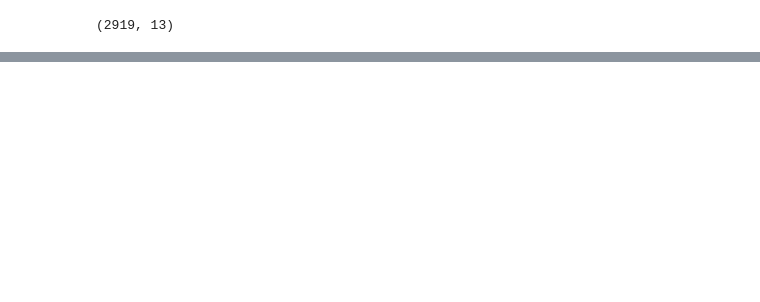
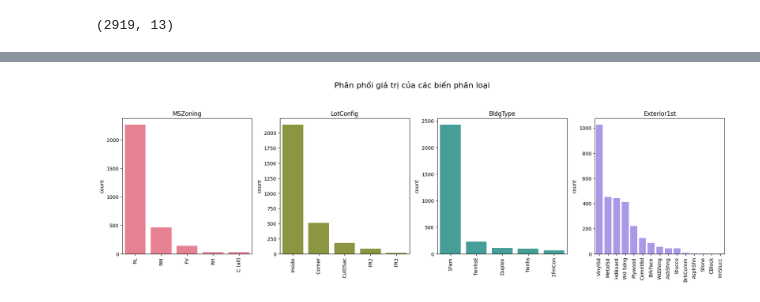
Before and after one commit to TranDaoBaThanh/Du_doan_gia_nha_python, a Jupyter notebook: main.ipynb, the cells around one changed output, grey strips where cells are left out. Cells and saved outputs as stored; diff of their text form; code cells hidden in the pictures; blank space fills up the shorter version.

```diff
--- a/main.ipynb
+++ b/main.ipynb
@@ -228,0 +69,22 @@ Learning rate set to 0.046797
+# %%
+# Danh sách các màu sắc khác nhau
+colors = sns.color_palette("husl", len(object_cols))
+
+# Vẽ biểu đồ phân phối giá trị của các biến phân loại
+fig, axes = plt.subplots(nrows=(len(object_cols) // 4) + 1, ncols=4, figsize=(18, 10))
+axes = axes.flatten()
+
+for index, col in enumerate(object_cols):
+    y = dataset[col].value_counts()
+    sns.barplot(x=list(y.index), y=y, ax=axes[index], color=colors[index])
+    axes[index].set_title(col)
+    axes[index].tick_params(axis='x', rotation=90)
+
+for i in range(index + 1, len(axes)):
+    axes[i].set_visible(False)
+
+fig.suptitle('Phân phối giá trị của các biến phân loại', fontsize=16)
+plt.tight_layout(rect=[0, 0, 1, 0.95])
+plt.show()
+# %% [output]
+[figure, added]
```
Also changed, not shown: parts of 54 cells of this notebook, 2 other files.
